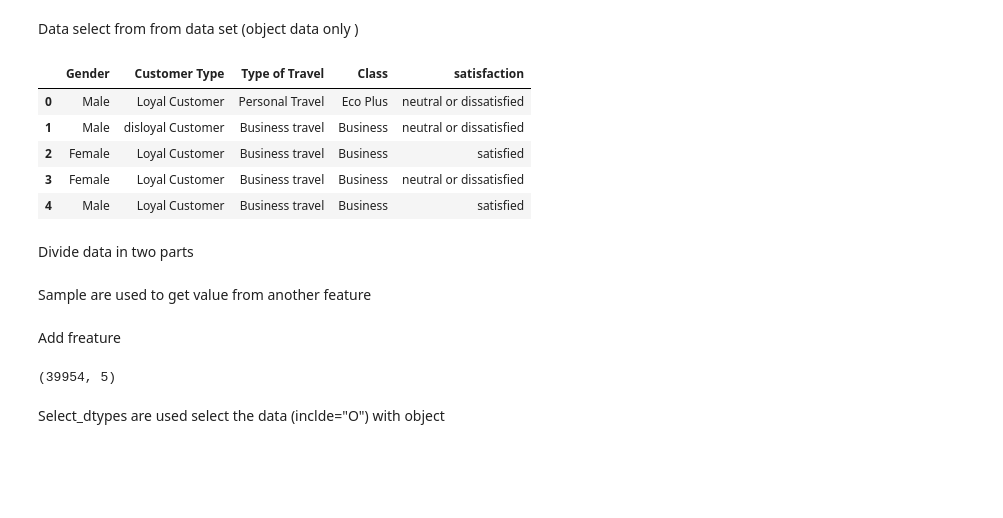
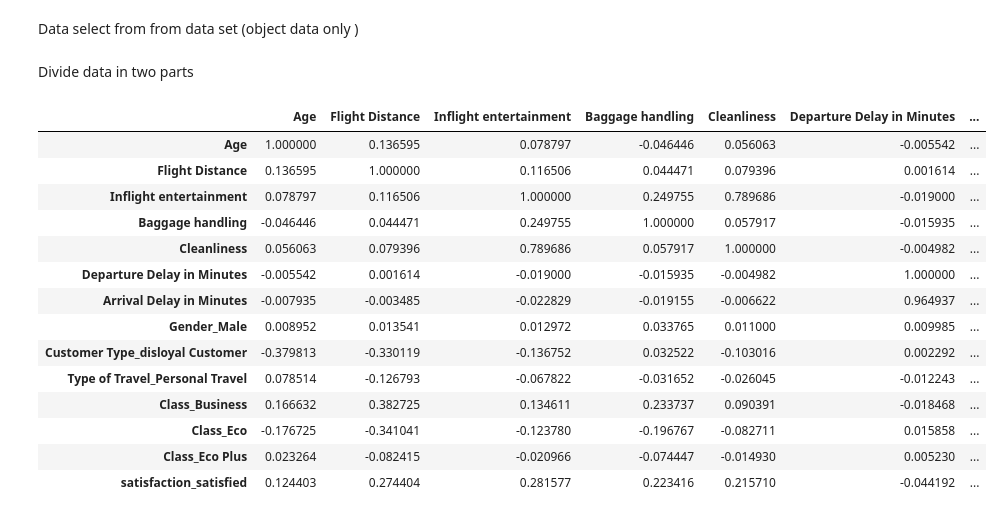
Before and after one commit to Govind-kumawat2002/Python_Library, a Jupyter notebook: Machine_learning/decsion_tree.ipynb, the cells around one changed output. Cells and saved outputs as stored; diff of their text form; code cells hidden in the pictures; blank space fills up the shorter version.

```diff
--- a/Machine_learning/decsion_tree.ipynb
+++ b/Machine_learning/decsion_tree.ipynb
@@ -93,20 +126,25 @@ df.shape
 # %% [markdown]
 Data select from from data set (object data only )
-# %%
-cat_col = df.select_dtypes(include='O')
-cat_col.head()
-# %% [output]
-|  | Gender | Customer Type | Type of Travel | Class | satisfaction |
-| 0 | Male | Loyal Customer | Personal Travel | Eco Plus | neutral or dissatisfied |
-| 1 | Male | disloyal Customer | Business travel | Business | neutral or dissatisfied |
-| 2 | Female | Loyal Customer | Business travel | Business | satisfied |
-| 3 | Female | Loyal Customer | Business travel | Business | neutral or dissatisfied |
-| 4 | Male | Loyal Customer | Business travel | Business | satisfied |
 # %% [markdown]
 Divide data in two parts
 # %%
-
-loyal_customer =cat_col[cat_col['Customer Type']=='Loyal Customer']
-disloyal_Customer =cat_col[cat_col['Customer Type']=='disloyal Customer']
+matrix = df.corr()
+matrix
+# loyal_customer =df[df['Customer Type_disloyal Custome']=='1.0']
+# disloyal_Customer =cat_col[cat_col['Customer Type']=='Disloyal Customer']
+# %% [output]
+|  | Age | Flight Distance | Inflight entertainment | Baggage handling | Cleanliness | Departure Delay in Minutes | ... |
+| Age | 1.000000 | 0.136595 | 0.078797 | -0.046446 | 0.056063 | -0.005542 | ... |
+| Flight Distance | 0.136595 | 1.000000 | 0.116506 | 0.044471 | 0.079396 | 0.001614 | ... |
+| Inflight entertainment | 0.078797 | 0.116506 | 1.000000 | 0.249755 | 0.789686 | -0.019000 | ... |
+| Baggage handling | -0.046446 | 0.044471 | 0.249755 | 1.000000 | 0.057917 | -0.015935 | ... |
+| Cleanliness | 0.056063 | 0.079396 | 0.789686 | 0.057917 | 1.000000 | -0.004982 | ... |
+| Departure Delay in Minutes | -0.005542 | 0.001614 | -0.019000 | -0.015935 | -0.004982 | 1.000000 | ... |
+| Arrival Delay in Minutes | -0.007935 | -0.003485 | -0.022829 | -0.019155 | -0.006622 | 0.964937 | ... |
+| Gender_Male | 0.008952 | 0.013541 | 0.012972 | 0.033765 | 0.011000 | 0.009985 | ... |
+| Customer Type_disloyal Customer | -0.379813 | -0.330119 | -0.136752 | 0.032522 | -0.103016 | 0.002292 | ... |
+| Type of Travel_Personal Travel | 0.078514 | -0.126793 | -0.067822 | -0.031652 | -0.026045 | -0.012243 | ... |
+| Class_Business | 0.166632 | 0.382725 | 0.134611 | 0.233737 | 0.090391 | -0.018468 | ... |
+| Class_Eco | -0.176725 | -0.341041 | -0.123780 | -0.196767 | -0.082711 | 0.015858 | ... |
+| Class_Eco Plus | 0.023264 | -0.082415 | -0.020966 | -0.074447 | -0.014930 | 0.005230 | ... |
+| satisfaction_satisfied | 0.124403 | 0.274404 | 0.281577 | 0.223416 | 0.215710 | -0.044192 | ... |
-# %% [markdown]
-Sample are used to get value from another feature
@@ -115,10 +150,0 @@ loyal_cust=loyal_customer.sample(21000)
-# %% [markdown]
-Add freature
-# %%
-balance_df = pd.concat([loyal_cust,disloyal_Customer],axis=0) #
-balance_df.head()
-balance_df.shape
-# %% [output]
-(39954, 5)
-# %% [markdown]
-Select_dtypes are used select the data (inclde="O") with object
```
Also changed, not shown: parts of 19 cells of this notebook.
